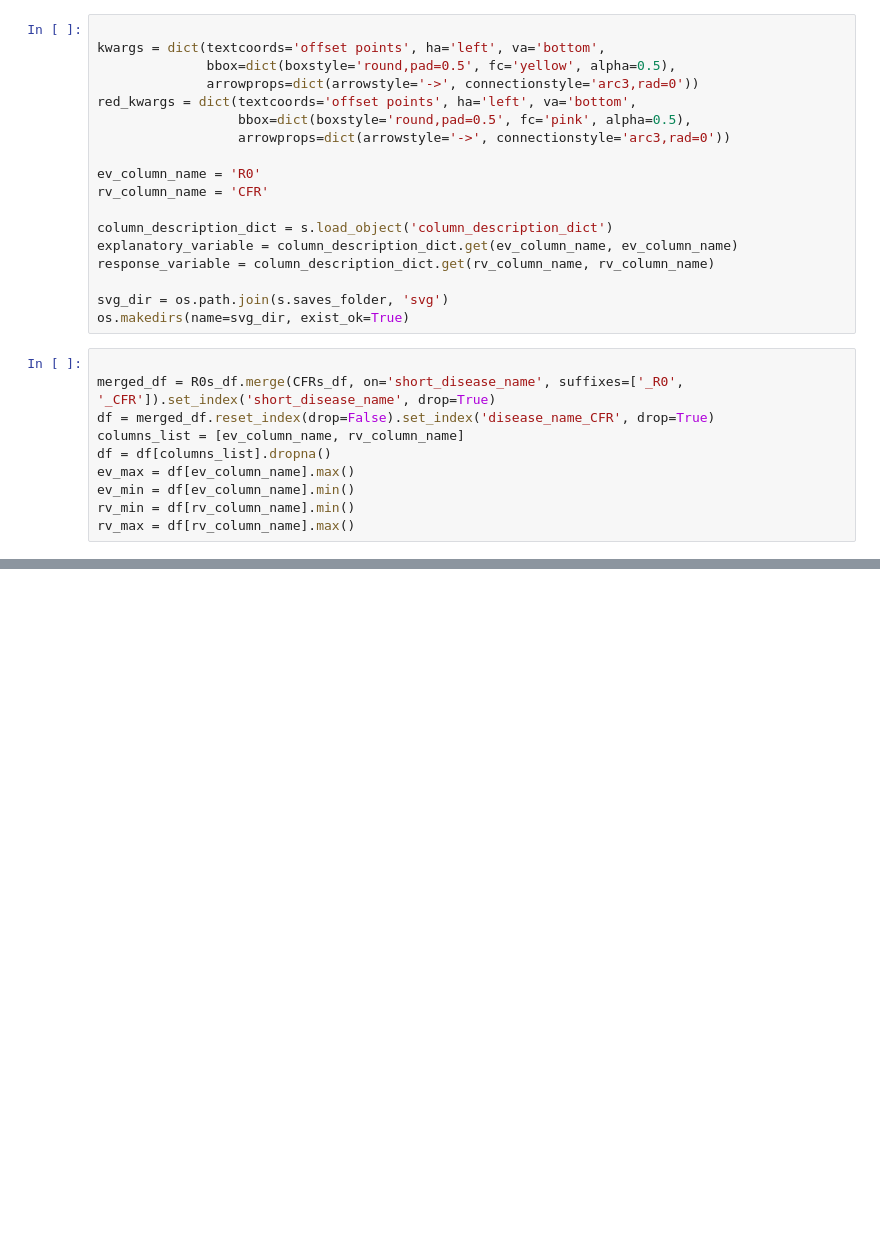
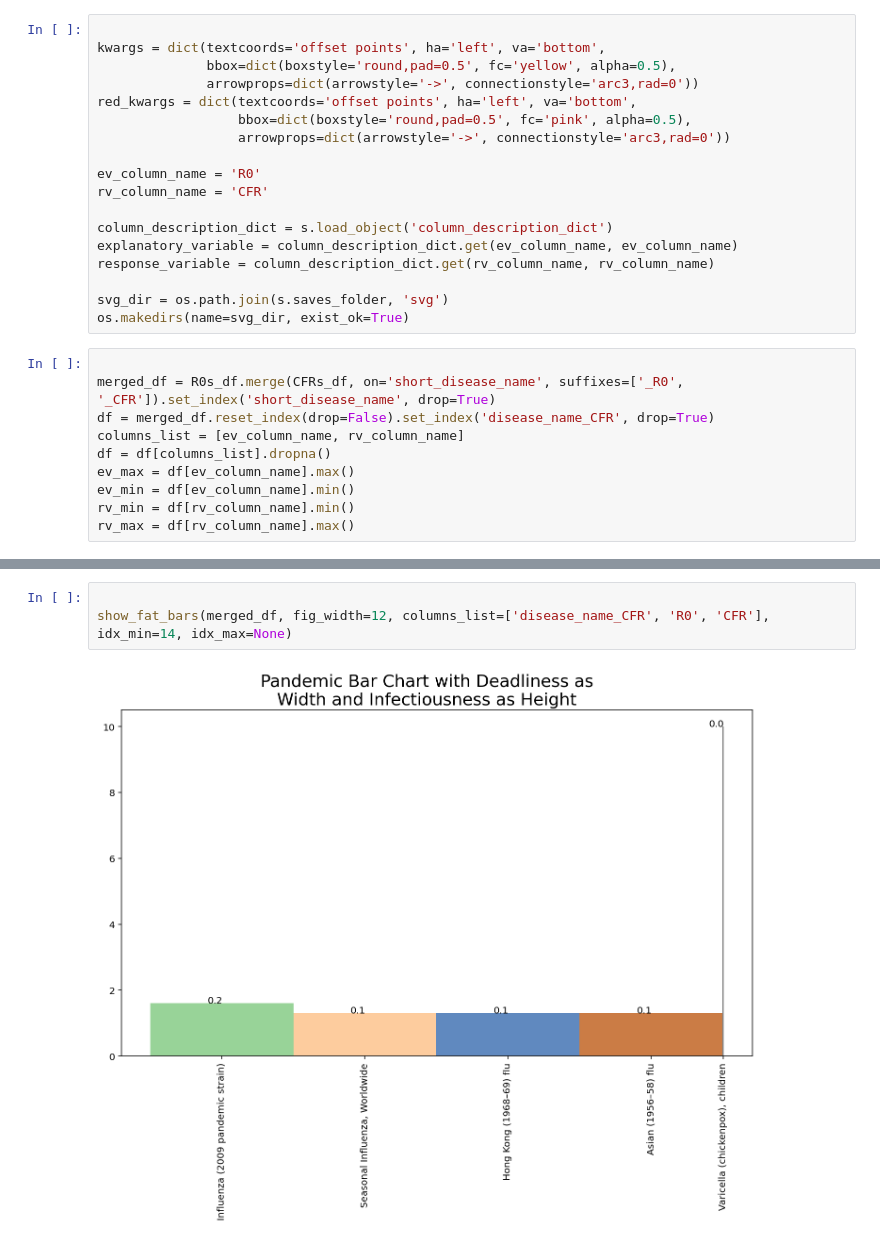
Before and after one commit to dbabbitt/covid19, a Jupyter notebook: scatterplots/Deadliness vs Infectiousness (of Pandemics).ipynb, the cells around one changed output, grey strips where cells are left out. Drawn from its saved outputs; the diff is of its cells as text; blank space fills up the shorter version.

```diff
--- a/scatterplots/Deadliness vs Infectiousness (of Pandemics).ipynb
+++ b/scatterplots/Deadliness vs Infectiousness (of Pandemics).ipynb
@@ -324,0 +511,5 @@ with open(file_path, 'r') as f:
+# %%
+
+show_fat_bars(merged_df, fig_width=12, columns_list=['disease_name_CFR', 'R0', 'CFR'], idx_min=14, idx_max=None)
+# %% [output]
+[figure, added]
```
Also changed, not shown: parts of 13 cells of this notebook, 3 other files.
